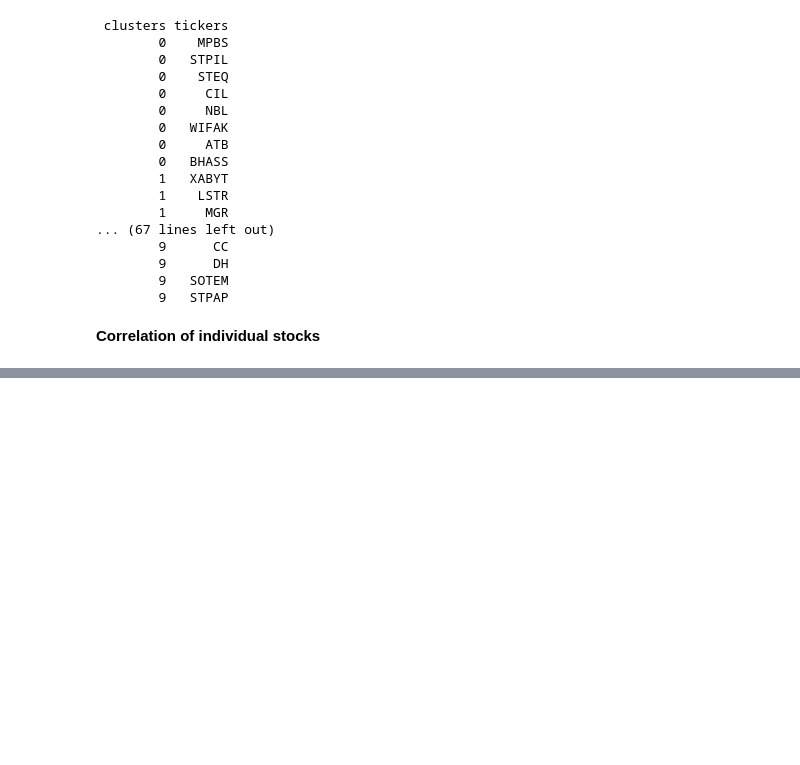
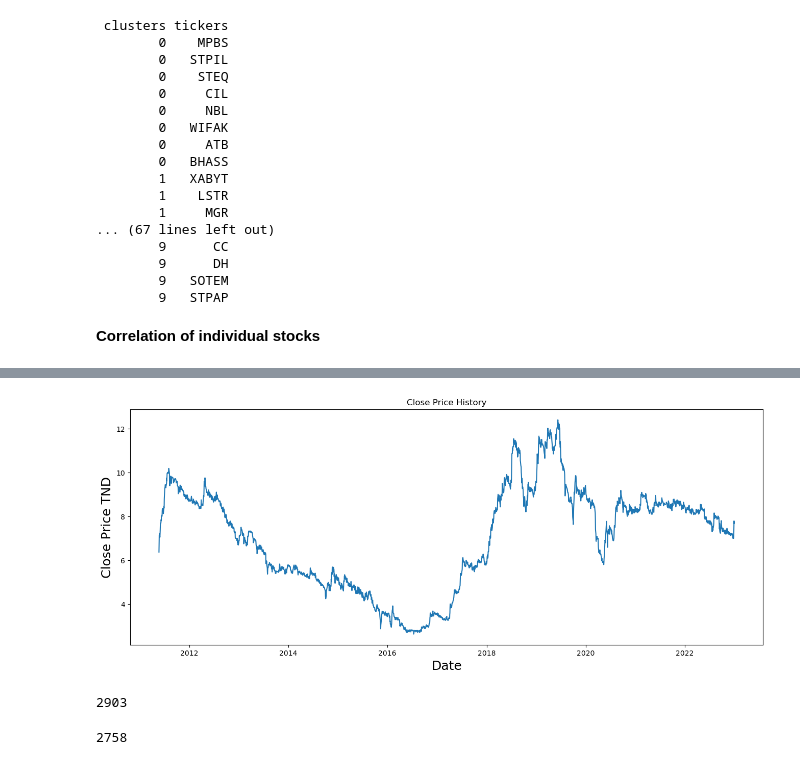
Before and after one commit to azizamari/tunisian_stock_market, a Jupyter notebook: data_analysis.ipynb, the cells around one changed output, grey strips where cells are left out. Cells and saved outputs as stored; diff of their text form; code cells hidden in the pictures; blank space fills up the shorter version.

```diff
--- a/data_analysis.ipynb
+++ b/data_analysis.ipynb
@@ -407,0 +472,4 @@ print(results.to_string(index=False))
+# %%
+tlnet_data=pd.read_csv('data/TLNET.csv')
+tlnet_data.index = pd.to_datetime(tlnet_data['Date'], format = '%Y-%m-%d')
+tlnet_data.sort_index(inplace=True)
@@ -407,0 +495,20 @@ print(results.to_string(index=False))
+# %%
+plt.figure(figsize=(16,6))
+plt.title('Close Price History')
+plt.plot(tlnet_data['Close'])
+plt.xlabel('Date', fontsize=18)
+plt.ylabel('Close Price TND', fontsize=18)
+plt.show()
+# %% [output]
+[figure, added]
+# %%
+len(data)
+# %% [output]
+2903
+# %%
+data = tlnet_data.filter(['Close'])
+dataset = data.values
+training_data_len = int(np.ceil( len(dataset) * .95 ))
+training_data_len
+# %% [output]
+2758
```
Also changed, not shown: parts of 22 cells of this notebook, 4 other files.
